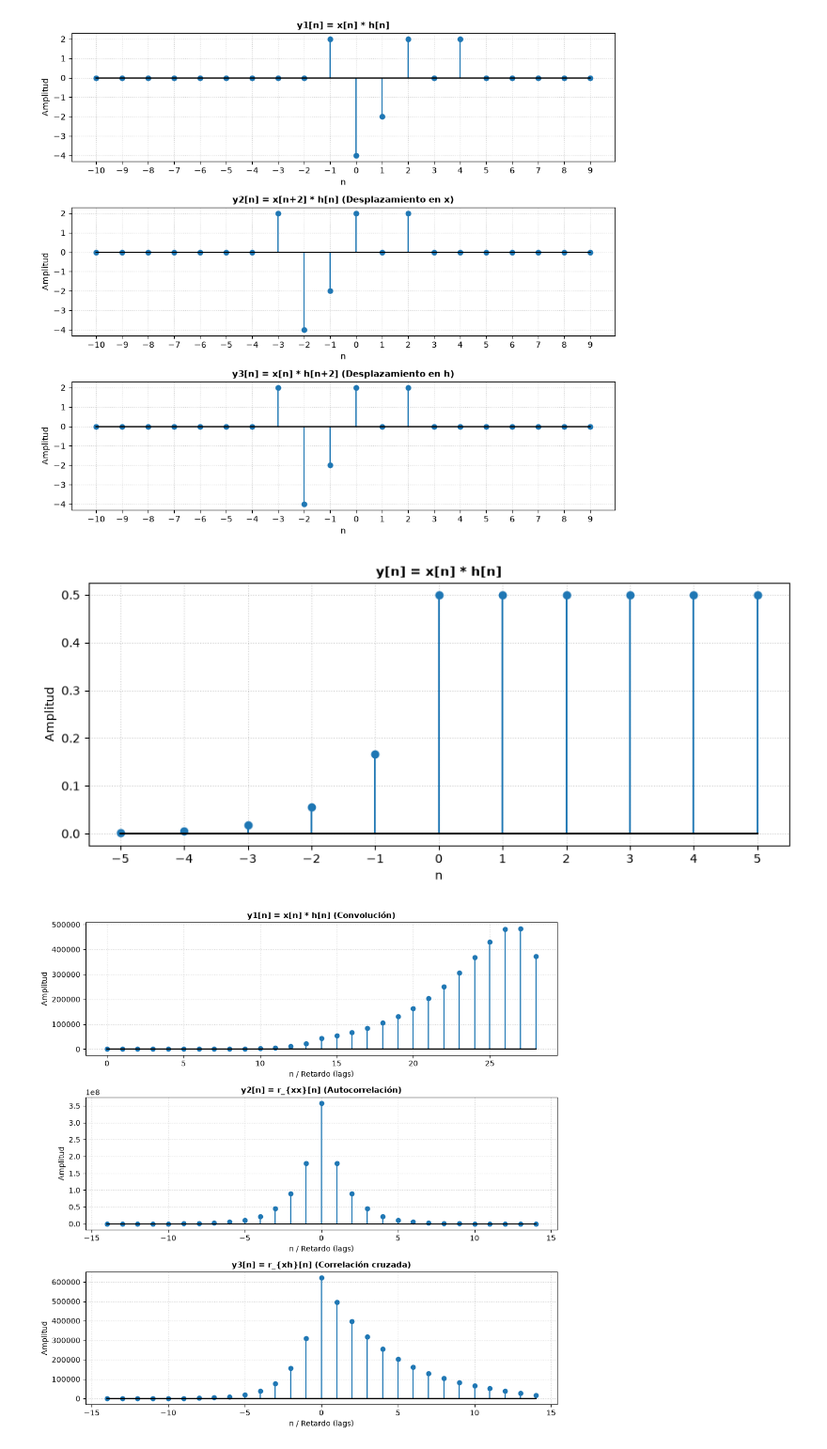
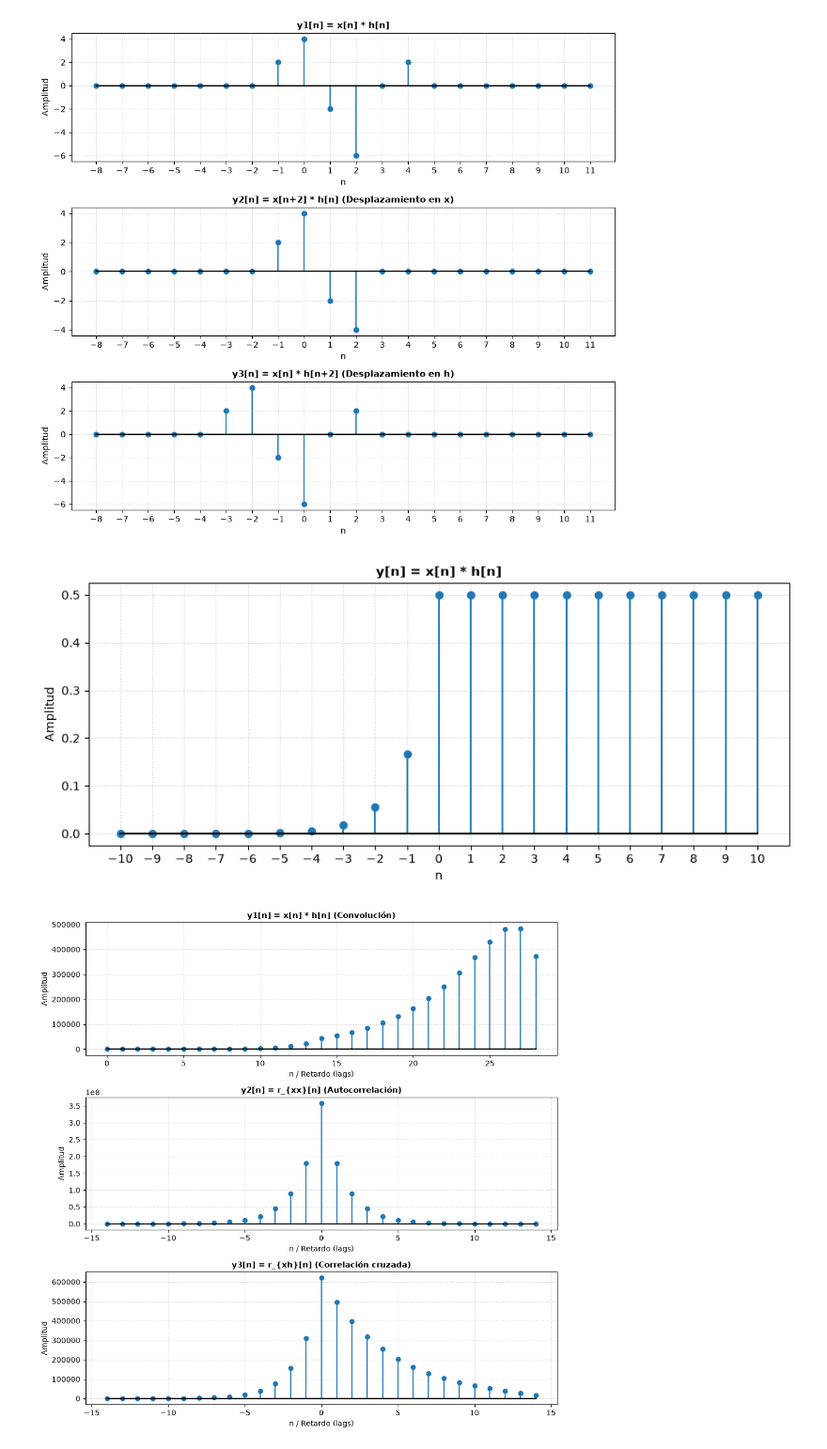
Before and after one commit to JulioOZ-cmyk/Procesamiento-de-senales, a Jupyter notebook: notebooks/Lab2.ipynb, the cells around one changed output. Shown at 94% size. Saved outputs shown, nothing was run; the diff lists cells and outputs as text; code cells hidden in the pictures.

Commit message:
np.convolve() añadido

```diff
--- a/notebooks/Lab2.ipynb
+++ b/notebooks/Lab2.ipynb
@@ -2,8 +2,7 @@
 import matplotlib.pyplot as plt
 import numpy as np
 
-# Definición del rango temporal amplio para visualizar correctamente
-n_range = np.arange(-10, 10)
+n_range = np.arange(-8, 12)
 
 def x_sig(n):
     return (
@@ -12,77 +11,94 @@ def x_sig(n):
 
 def h_sig(n):
     return 2 * (n == -1).astype(float) - 2 * (n == 1).astype(float)
 
-# Generación de las señales base
-x = x_sig(n_range)
-h = h_sig(n_range)
+n_x = np.arange(0, 4)
+x_base = x_sig(n_x)
 
-# Convolución discreta correcta considerando el soporte temporal
-# Soporte de x: n = [0, 1, 3] -> Longitud y soportes relativos
-# Soporte de h: n = [-1, 1]
-# La convolución analítica y1[n] tiene valores en n = [-1, 0, 1, 2, 3, 4]
-y1_vals = [2, -4, -2, 2, 0, 2]
-y1_indices = [-1, 0, 1, 2, 3, 4]
+n_h = np.arange(-1, 2)
+h_base = h_sig(n_h)
 
-y1 = np.zeros_like(n_range, dtype=float)
-for val, idx in zip(y1_vals, y1_indices):
-    y1[n_range == idx] = val
+y1_conv = np.convolve(x_base, h_base, mode="full")
+n_y1 = np.arange(n_x[0] + n_h[0], n_x[-1] + n_h[-1] + 1)
 
-# y2[n] = x[n+2] * h[n] -> Desplaza la señal y1[n] 2 unidades hacia la izquierda (resta 2 a los índices)
-y2_indices = [idx - 2 for idx in y1_indices]
-y2 = np.zeros_like(n_range, dtype=float)
-for val, idx in zip(y1_vals, y2_indices):
-    y2[n_range == idx] = val
+n_x_shifted = n_x - 2
+x_shifted_base = x_sig(n_x_shifted)
+y2_conv = np.convolve(x_shifted_base, h_base, mode="full")
+n_y2 = np.arange(n_x_shifted[0] + n_h[0], n_x_shifted[-1] + n_h[-1] + 1)
 
-# y3[n] = x[n] * h[n+2] -> También desplaza la señal y1[n] 2 unidades hacia la izquierda por propiedades de convolución
-y3_indices = [idx - 2 for idx in y1_indices]
-y3 = np.zeros_like(n_range, dtype=float)
-for val, idx in zip(y1_vals, y3_indices):
-    y3[n_range == idx] = val
+n_h_shifted = n_h - 2
+h_shifted_base = h_sig(n_h)
+y3_conv = np.convolve(x_base, h_shifted_base, mode="full")
+n_y3 = np.arange(n_x[0] + n_h_shifted[0], n_x[-1] + n_h_shifted[-1] + 1)
+
+def map_to_range(n_src, y_src, n_dst):
+    y_dst = np.zeros_like(n_dst, dtype=float)
+    for n_val, val in zip(n_src, y_src):
+        if n_val in n_dst:
+            y_dst[n_dst == n_val] = val
+    return y_dst
+
+y1 = map_to_range(n_y1, y1_conv, n_range)
+y2 = map_to_range(n_y2, y2_conv, n_range)
+y3 = map_to_range(n_y3, y3_conv, n_range)
 
 fig, axes = plt.subplots(3, 1, figsize=(10, 9))
 
 titulos = [
     r"y1[n] = x[n] * h[n]",
     r"y2[n] = x[n+2] * h[n] (Desplazamiento en x)",
     r"y3[n] = x[n] * h[n+2] (Desplazamiento en h)",
 ]
 
 senales = [y1, y2, y3]
 
 for ax, sig, title in zip(axes, senales, titulos):
     ax.stem(n_range, sig, basefmt="k-")
     ax.set_title(title, fontsize=11, fontweight="bold")
     ax.set_xlabel("n")
     ax.set_ylabel("Amplitud")
     ax.set_xticks(n_range)
     ax.grid(True, linestyle=":", alpha=0.6)
 
 plt.tight_layout()
 plt.show()
 # %% [output]
-[figure, old version]
+[figure, new version]
 # %%
 import matplotlib.pyplot as plt
 import numpy as np
 
-n_range = np.arange(-5, 6)
+n_range = np.arange(-30, 30)
 
-# Convolución analítica exacta según la solución teórica
-y = np.where(n_range < 0, (3.0 ** n_range) / 2.0, 0.5)
+def x_sig(n):
+    val = (1.0 / 3.0) ** (-n)
+    u_step = (-n - 1 >= 0).astype(float)
+    return val * u_step
+
+def h_sig(n):
+    return (n - 1 >= 0).astype(float)
+
+x = x_sig(n_range)
+h = h_sig(n_range)
+
+y_full = np.convolve(x, h, mode="full")
+
+n_y = np.arange(n_range[0] + n_range[0], n_range[-1] + n_range[-1] + 1)
+
+mask = (n_y >= -10) & (n_y <= 10)
 
 plt.figure(figsize=(9, 4))
-plt.stem(n_range, y, basefmt="k-")
+plt.stem(n_y[mask], y_full[mask], basefmt="k-")
 plt.title(r"y[n] = x[n] * h[n]", fontsize=11, fontweight="bold")
 plt.xlabel("n")
 plt.ylabel("Amplitud")
-plt.xticks(n_range)
+plt.xticks(np.arange(-10, 11))
 plt.grid(True, linestyle=":", alpha=0.6)
 
 plt.tight_layout()
 plt.show()
 # %% [output]
-[figure, old version]
+[figure, new version]
 # %%
 import matplotlib.pyplot as plt
 import numpy as np
```
